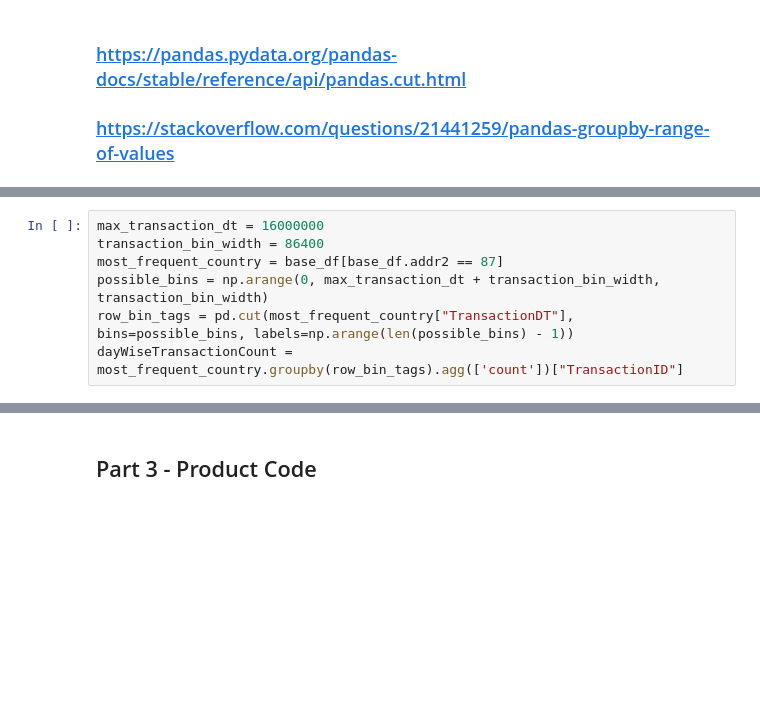
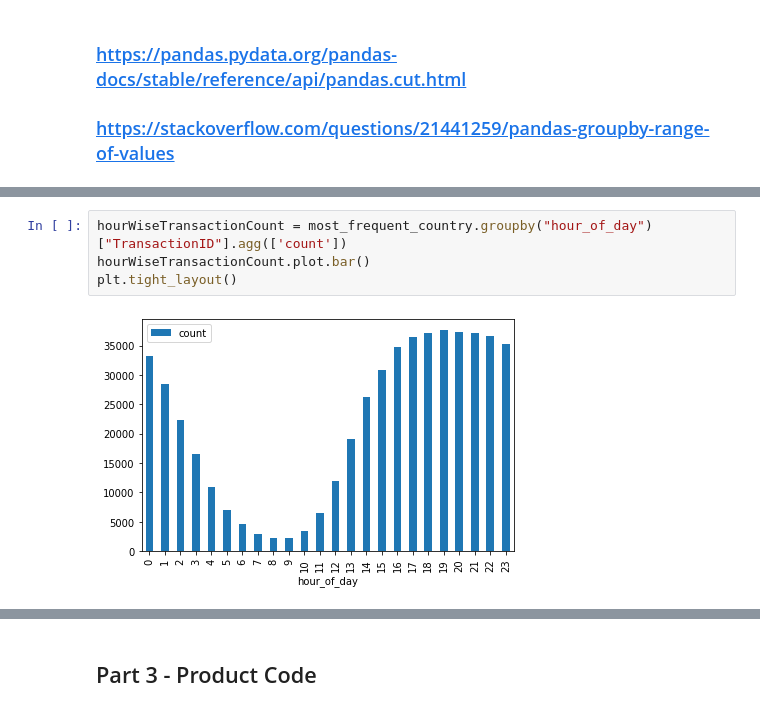
Before and after one commit to ParasAvkirkar/IEEEFraudDetection, a Jupyter notebook: analysis/analysisNotebook.ipynb, the cells around one changed output, grey strips where cells are left out. Cells and saved outputs as stored; diff of their text form; blank space fills up the shorter version.

```diff
--- a/analysis/analysisNotebook.ipynb
+++ b/analysis/analysisNotebook.ipynb
@@ -237,8 +229 @@ plt.tight_layout()
-# %%
-max_transaction_dt = 16000000
-transaction_bin_width = 86400
-most_frequent_country = base_df[base_df.addr2 == 87]
-possible_bins = np.arange(0, max_transaction_dt + transaction_bin_width, transaction_bin_width)
-row_bin_tags = pd.cut(most_frequent_country["TransactionDT"], bins=possible_bins, labels=np.arange(len(possible_bins) - 1))
-dayWiseTransactionCount = most_frequent_country.groupby(row_bin_tags).agg(['count'])["TransactionID"]
 # %% [markdown]
@@ -245 +231,7 @@ dayWiseTransactionCount = most_frequent_country.groupby(row_bin_tags).agg(['coun
 As you can see, majority of the transactions were done in the earlier days in the time frame. There are only few outliers (a day or two) in the six month time frame
+# %%
+hourWiseTransactionCount = most_frequent_country.groupby("hour_of_day")["TransactionID"].agg(['count'])
+hourWiseTransactionCount.plot.bar()
+plt.tight_layout()
+# %% [output]
+[figure, added]
```
Also changed, not shown: parts of 45 cells of this notebook.
